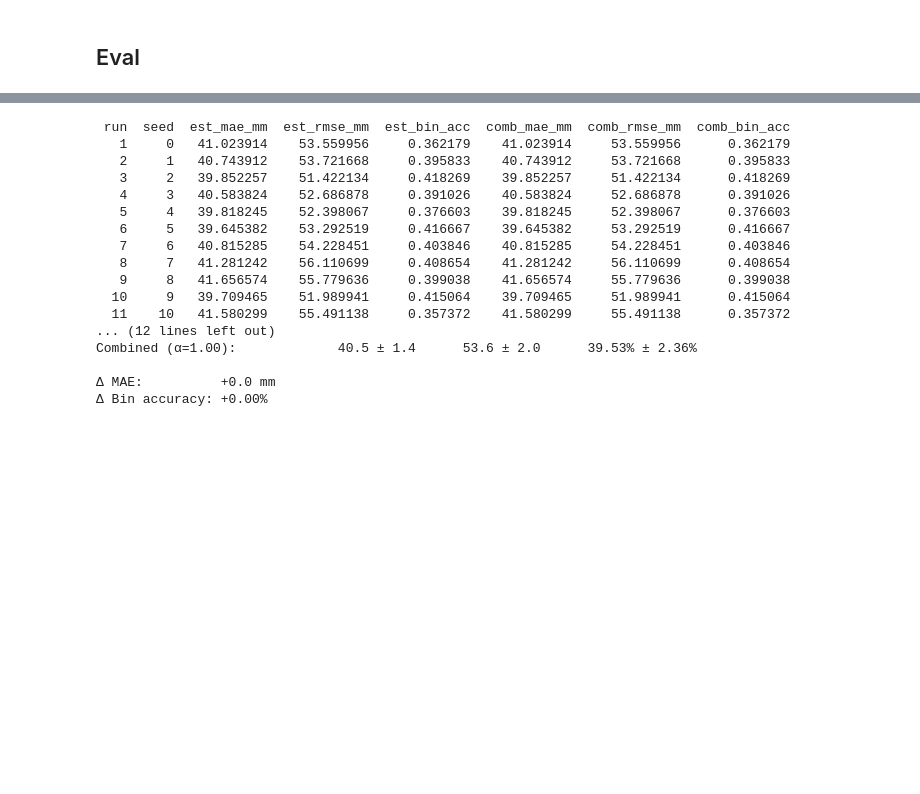
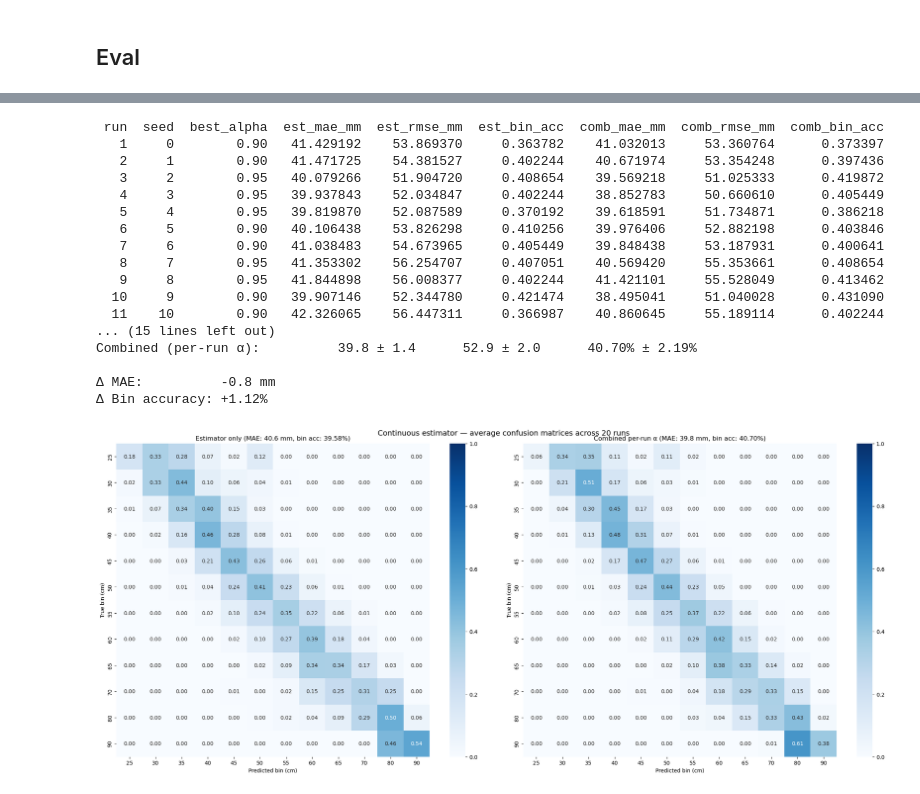
Before and after one commit to mmerioles/safse, a Jupyter notebook: notebooks/combined-model-continuous.ipynb, the cells around one changed output, grey strips where cells are left out. Drawn from its saved outputs; the diff is of its cells as text; code cells hidden in the pictures; blank space fills up the shorter version.

Commit message:
ran eval loop using independent alphas for cont pipeline

```diff
--- a/notebooks/combined-model-continuous.ipynb
+++ b/notebooks/combined-model-continuous.ipynb
@@ -704,36 +720,57 @@ Using BEST_ALPHA = 1.00 from sweep
 # %%
-# ── Summary ───────────────────────────────────────────────────────────────────
-import pandas as pd
-
 df = pd.DataFrame(results)
 print(df.to_string(index=False))
+
+print(f'\nBest α across runs: {df["best_alpha"].mean():.2f} ± {df["best_alpha"].std():.2f}')
+print(f'  Range: {df["best_alpha"].min():.2f} — {df["best_alpha"].max():.2f}')
 
 print(f'\n{"":30s} {"MAE (mm)":<20s} {"RMSE (mm)":<20s} {"Bin accuracy":<20s}')
 print(f'{"Estimator only:":<30s} '
       f'{df["est_mae_mm"].mean():.1f} ± {df["est_mae_mm"].std():.1f}      '
       f'{df["est_rmse_mm"].mean():.1f} ± {df["est_rmse_mm"].std():.1f}      '
       f'{df["est_bin_acc"].mean():.2%} ± {df["est_bin_acc"].std():.2%}')
-print(f'{"Combined (α=" + f"{BEST_ALPHA:.2f}):":<30s} '
+print(f'{"Combined (per-run α):":<30s} '
       f'{df["comb_mae_mm"].mean():.1f} ± {df["comb_mae_mm"].std():.1f}      '
       f'{df["comb_rmse_mm"].mean():.1f} ± {df["comb_rmse_mm"].std():.1f}      '
       f'{df["comb_bin_acc"].mean():.2%} ± {df["comb_bin_acc"].std():.2%}')
 print(f'\nΔ MAE:          {df["comb_mae_mm"].mean() - df["est_mae_mm"].mean():+.1f} mm')
 print(f'Δ Bin accuracy: {df["comb_bin_acc"].mean() - df["est_bin_acc"].mean():+.2%}')
 # %% [output]
- run  seed  est_mae_mm  est_rmse_mm  est_bin_acc  comb_mae_mm  comb_rmse_mm  comb_bin_acc
-   1     0   41.023914    53.559956     0.362179    41.023914     53.559956      0.362179
-   2     1   40.743912    53.721668     0.395833    40.743912     53.721668      0.395833
-   3     2   39.852257    51.422134     0.418269    39.852257     51.422134      0.418269
-   4     3   40.583824    52.686878     0.391026    40.583824     52.686878      0.391026
-   5     4   39.818245    52.398067     0.376603    39.818245     52.398067      0.376603
-   6     5   39.645382    53.292519     0.416667    39.645382     53.292519      0.416667
-   7     6   40.815285    54.228451     0.403846    40.815285     54.228451      0.403846
-   8     7   41.281242    56.110699     0.408654    41.281242     56.110699      0.408654
-   9     8   41.656574    55.779636     0.399038    41.656574     55.779636      0.399038
-  10     9   39.709465    51.989941     0.415064    39.709465     51.989941      0.415064
-  11    10   41.580299    55.491138     0.357372    41.580299     55.491138      0.357372
-... (12 lines left out)
-Combined (α=1.00):             40.5 ± 1.4      53.6 ± 2.0      39.53% ± 2.36%
+ run  seed  best_alpha  est_mae_mm  est_rmse_mm  est_bin_acc  comb_mae_mm  comb_rmse_mm  comb_bin_acc
+   1     0        0.90   41.429192    53.869370     0.363782    41.032013     53.360764      0.373397
+   2     1        0.90   41.471725    54.381527     0.402244    40.671974     53.354248      0.397436
+   3     2        0.95   40.079266    51.904720     0.408654    39.569218     51.025333      0.419872
+   4     3        0.95   39.937843    52.034847     0.402244    38.852783     50.660610      0.405449
+   5     4        0.95   39.819870    52.087589     0.370192    39.618591     51.734871      0.386218
+   6     5        0.90   40.106438    53.826298     0.410256    39.976406     52.882198      0.403846
+   7     6        0.90   41.038483    54.673965     0.405449    39.848438     53.187931      0.400641
+   8     7        0.95   41.353302    56.254707     0.407051    40.569420     55.353661      0.408654
+   9     8        0.95   41.844898    56.008377     0.402244    41.421101     55.528049      0.413462
+  10     9        0.90   39.907146    52.344780     0.421474    38.495041     51.040028      0.431090
+  11    10        0.90   42.326065    56.447311     0.366987    40.860645     55.189114      0.402244
+... (15 lines left out)
+Combined (per-run α):          39.8 ± 1.4      52.9 ± 2.0      40.70% ± 2.19%
 
-Δ MAE:          +0.0 mm
-Δ Bin accuracy: +0.00%
+Δ MAE:          -0.8 mm
+Δ Bin accuracy: +1.12%
+# %%
+fig, (ax1, ax2) = plt.subplots(1, 2, figsize=(22, 9))
+
+for ax, cm_accum, title in [
+    (ax1, all_cm_estimator,
+     f'Estimator only (MAE: {df["est_mae_mm"].mean():.1f} mm, bin acc: {df["est_bin_acc"].mean():.2%})'),
+    (ax2, all_cm_combined,
+     f'Combined per-run α (MAE: {df["comb_mae_mm"].mean():.1f} mm, bin acc: {df["comb_bin_acc"].mean():.2%})'),
+]:
+    avg = cm_accum / NUM_RUNS
+    sns.heatmap(avg, xticklabels=BIN_LABELS, yticklabels=BIN_LABELS,
+                cmap='Blues', annot=True, fmt='.2f', square=True, vmin=0, vmax=1, ax=ax)
+    ax.set_title(title)
+    ax.set_ylabel('True bin (cm)')
+    ax.set_xlabel('Predicted bin (cm)')
+
+plt.suptitle(f'Continuous estimator — average confusion matrices across {NUM_RUNS} runs', fontsize=14)
+plt.tight_layout()
+plt.show()
+# %% [output]
+[figure, added]
```
Also changed, not shown: parts of 9 cells of this notebook, 3 other files.
